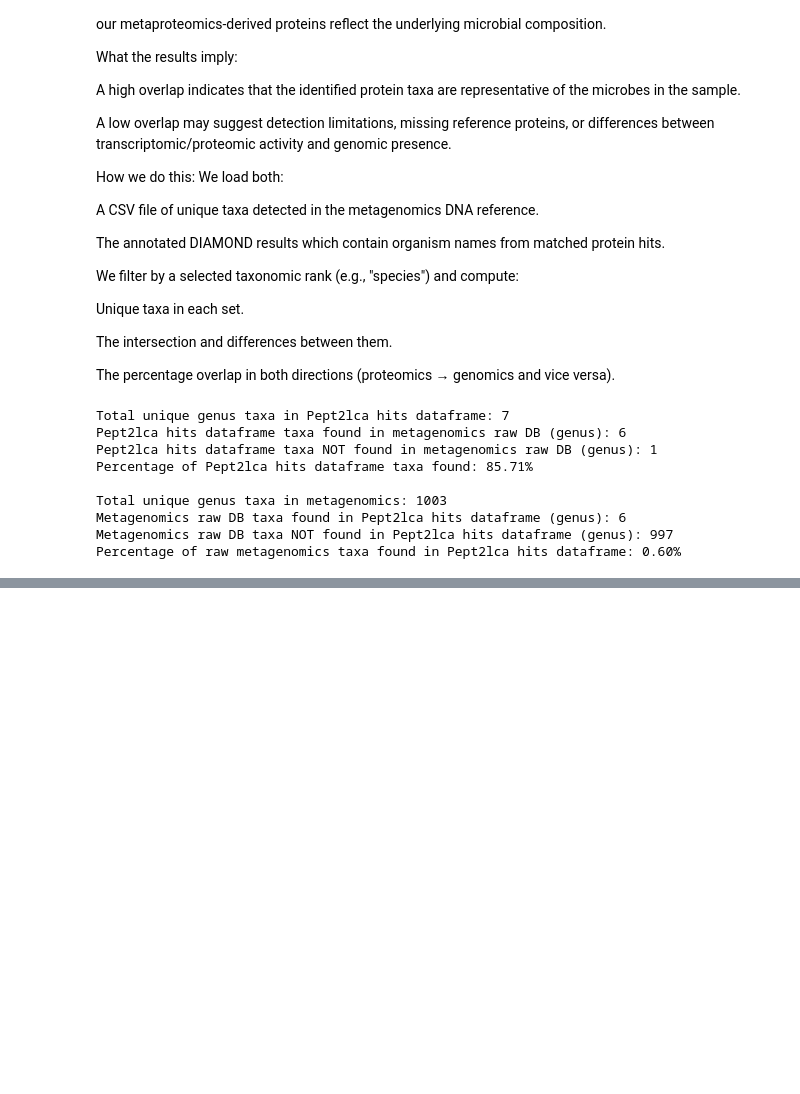
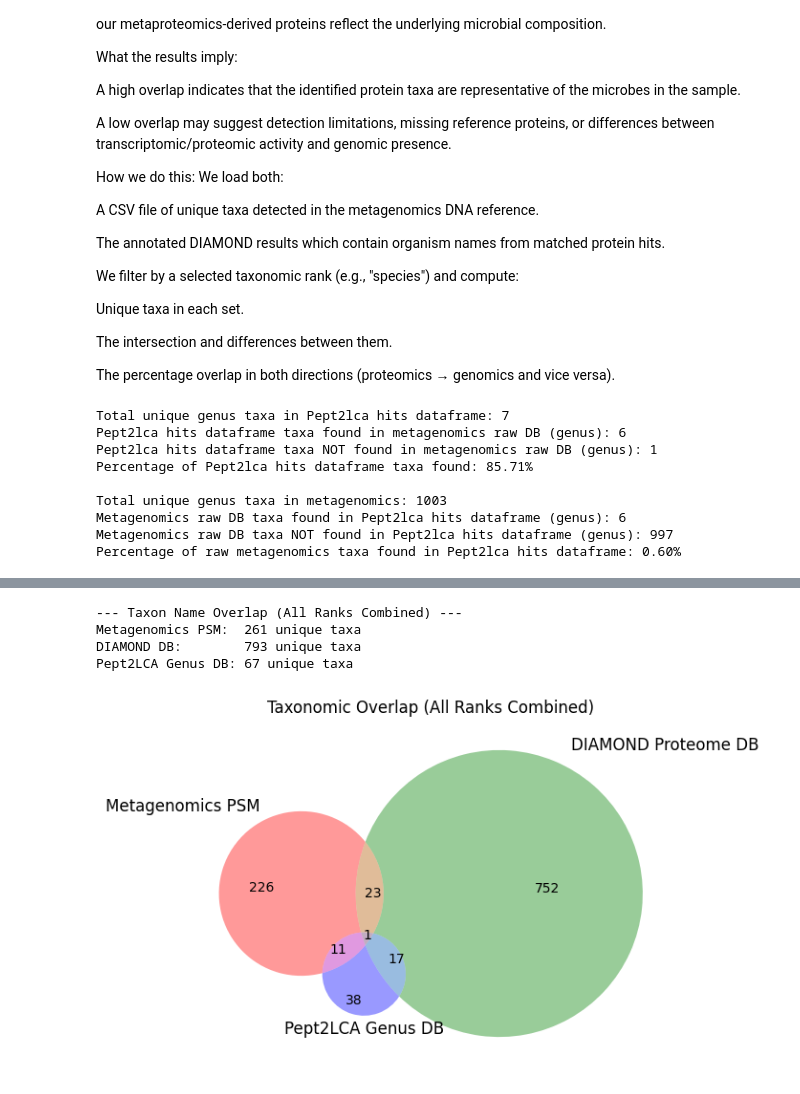
Before and after one commit to Asciilator/Peptide_identification_with_custom_database, a Jupyter notebook: Community_comparisons/taxa_overlap_with_metagen.ipynb, the cells around one changed output, grey strips where cells are left out. Cells and saved outputs as stored; diff of their text form; code cells hidden in the pictures; blank space fills up the shorter version.

```diff
--- a/Community_comparisons/taxa_overlap_with_metagen.ipynb
+++ b/Community_comparisons/taxa_overlap_with_metagen.ipynb
@@ -168,0 +195,39 @@ Percentage of metagenomics psm taxa found in Pept2lca hits dataframe: 16.22%
+# %%
+import pandas as pd
+from matplotlib_venn import venn3
+import matplotlib.pyplot as plt
+
+# === File paths ===
+metagenomics_psm_taxa_csv = r"C:\Users\Yusuf\OneDrive\LST\Derde_jaar\Y3Q4\Metaproteomics_with_db\Community_comparisons\metagenomics_psm_taxa_annotated.csv"
+diamond_df_csv = r"C:\Users\Yusuf\OneDrive\LST\Derde_jaar\Y3Q4\Metaproteomics_with_db\Community_comparisons\diamond_from_proteomes_clust95_psm.csv"
+genus_df_csv = r"C:\Users\Yusuf\OneDrive\LST\Derde_jaar\Y3Q4\Metaproteomics_with_db\Community_comparisons\genus_composition_psm.csv"
+
+# === Load data ===
+df_meta = pd.read_csv(metagenomics_psm_taxa_csv)
+df_diamond = pd.read_csv(diamond_df_csv)
+df_genusdb = pd.read_csv(genus_df_csv)
+
+# === Extract all unique taxon names regardless of rank ===
+meta_taxa = set(df_meta["taxon_name"].dropna().unique())
+diamond_taxa = set(df_diamond["Taxon names"].dropna().unique())
+genusdb_taxa = set(df_genusdb["lca"].dropna().unique())
+
+# === Print counts ===
+print("--- Taxon Name Overlap (All Ranks Combined) ---")
+print(f"Metagenomics PSM:  {len(meta_taxa)} unique taxa")
+print(f"DIAMOND DB:        {len(diamond_taxa)} unique taxa")
+print(f"Pept2LCA Genus DB: {len(genusdb_taxa)} unique taxa")
+
+# === Plot Venn diagram ===
+plt.figure(figsize=(7, 7))
+venn3([meta_taxa, diamond_taxa, genusdb_taxa],
+      set_labels=("Metagenomics PSM", "DIAMOND Proteome DB", "Pept2LCA Genus DB"))
+plt.title("Taxonomic Overlap (All Ranks Combined)")
+plt.tight_layout()
+plt.show()
+# %% [output]
+--- Taxon Name Overlap (All Ranks Combined) ---
+Metagenomics PSM:  261 unique taxa
+DIAMOND DB:        793 unique taxa
+Pept2LCA Genus DB: 67 unique taxa
+[figure, added]
```
Also changed, not shown: parts of 5 cells of this notebook, 2 other files.
